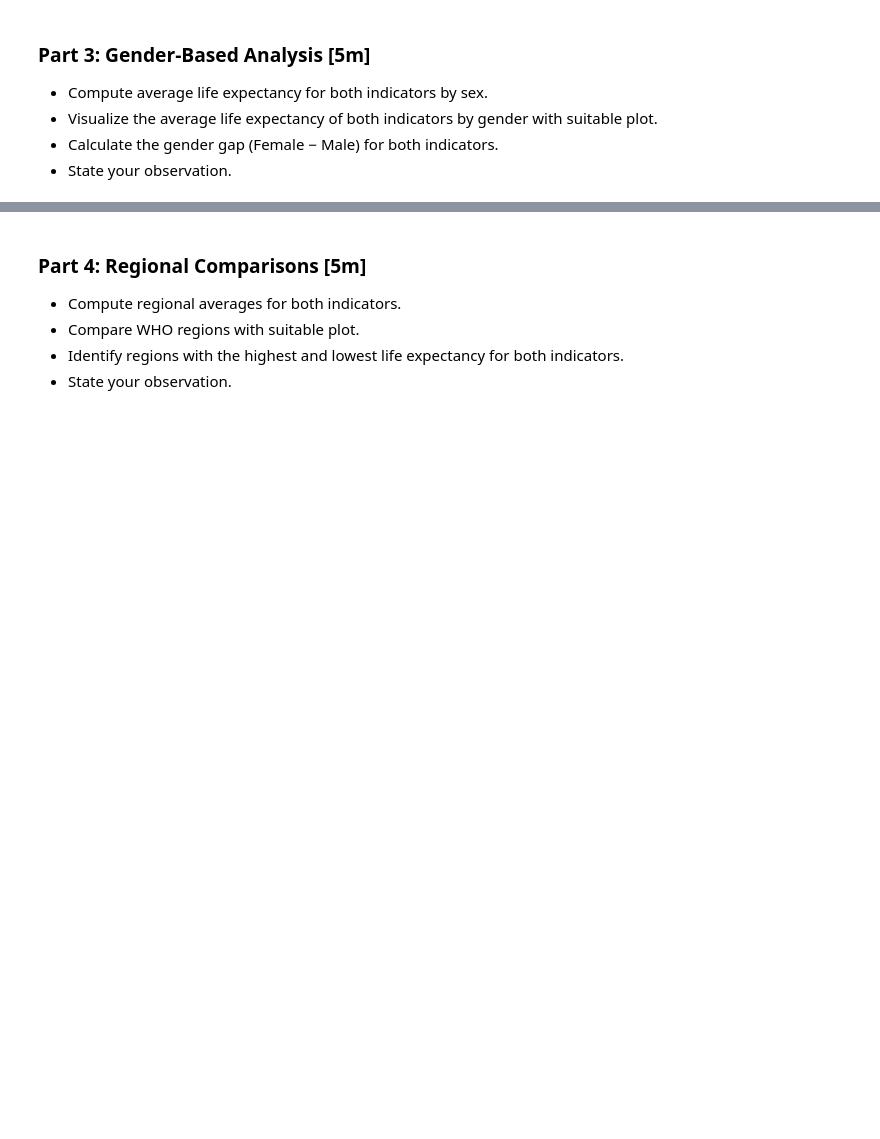
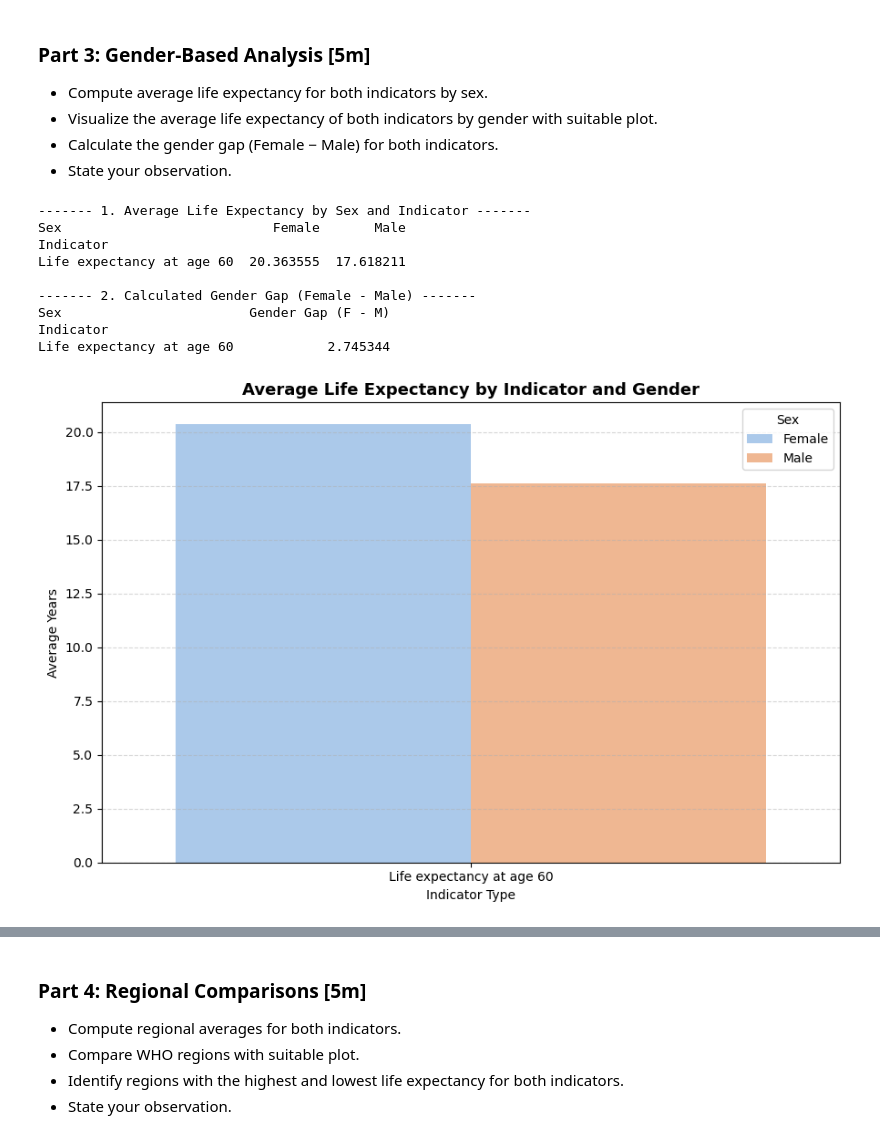
Before and after one commit to yjietin-alt/Lab_Exercises_Group3, a Jupyter notebook: 2610 LabEx_TTXL_GXX.ipynb, the cells around one changed output, grey strips where cells are left out. Cells and saved outputs as stored; diff of their text form; code cells hidden in the pictures; blank space fills up the shorter version.

Commit message:
Part 3 & Part 4

```diff
--- a/2610 LabEx_TTXL_GXX.ipynb
+++ b/2610 LabEx_TTXL_GXX.ipynb
@@ -228,3 +228,59 @@ Zambia                    43.78  43.78        1
 - Visualize the average life expectancy of both indicators by gender with suitable plot.
 - Calculate the gender gap (Female − Male) for both indicators.
 - State your observation.
+# %%
+#Part 3: Gender-Based Analysis
+# 1. Automatic Column Identification Safeguard
+df_p3 = df.copy()
+col_life = [c for c in df_p3.columns if 'expectancy' in c.lower()][0]
+col_sex = [c for c in df_p3.columns if 'sex' in c.lower()][0]
+
+# 2. Re-construct Indicator Labels dynamically
+if df_p3[col_life].max() > 30 and df_p3[col_life].min() < 30:
+    df_p3['Indicator'] = df_p3[col_life].apply(
+        lambda x: 'Life expectancy at birth' if x > 30 else 'Life expectancy at age 60'
+    )
+else:
+    current_indicator = 'Life expectancy at birth' if df_p3[col_life].mean() > 30 else 'Life expectancy at age 60'
+    df_p3['Indicator'] = current_indicator
+
+# 3. [Requirement 1]: Compute average life expectancy for both indicators by sex
+gender_avg = df_p3.groupby(['Indicator', col_sex])[col_life].mean().unstack()
+print("------- 1. Average Life Expectancy by Sex and Indicator -------")
+print(gender_avg)
+
+# 4. [Requirement 3]: Calculate the gender gap (Female − Male) for both indicators
+fem_col = [c for c in gender_avg.columns if 'fem' in c.lower()][0]
+male_col = [c for c in gender_avg.columns if 'male' in c.lower() and 'fem' not in c.lower()][0]
+gender_avg['Gender Gap (F - M)'] = gender_avg[fem_col] - gender_avg[male_col]
+print("\n------- 2. Calculated Gender Gap (Female - Male) -------")
+print(gender_avg[['Gender Gap (F - M)']])
+
+# 5. [Requirement 2]: Visualize the average life expectancy with a suitable plot
+plt.figure(figsize=(9, 6))
+sns.barplot(
+    data=df_p3,
+    x='Indicator',
+    y=col_life,
+    hue=col_sex,
+    estimator=np.mean,
+    errorbar=None,
+    palette='pastel'
+)
+plt.title('Average Life Expectancy by Indicator and Gender', fontsize=13, fontweight='bold')
+plt.xlabel('Indicator Type')
+plt.ylabel('Average Years')
+plt.grid(axis='y', linestyle='--', alpha=0.5)
+plt.tight_layout()
+plt.show()
+# %% [output]
+------- 1. Average Life Expectancy by Sex and Indicator -------
+Sex                           Female       Male
+Indicator
+Life expectancy at age 60  20.363555  17.618211
+
+------- 2. Calculated Gender Gap (Female - Male) -------
+Sex                        Gender Gap (F - M)
+Indicator
+Life expectancy at age 60            2.745344
+[figure, added]
```
Also changed, not shown: parts of 4 cells of this notebook.
